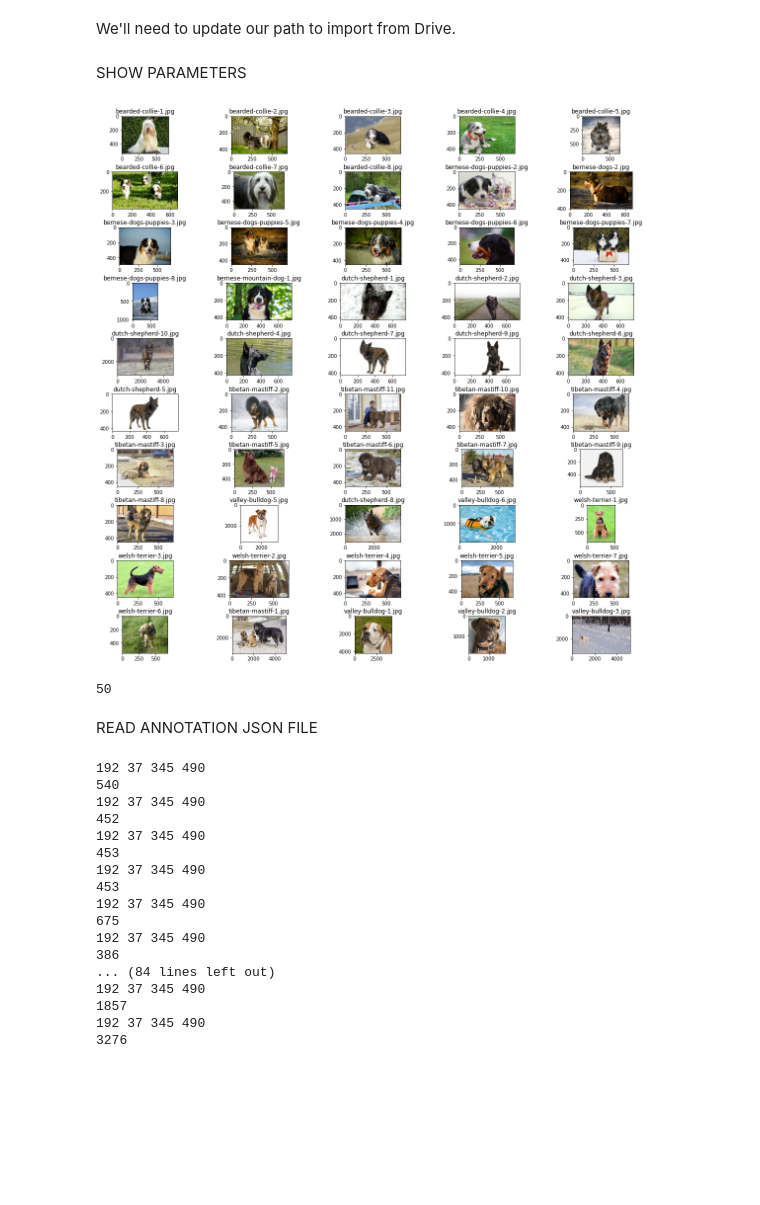
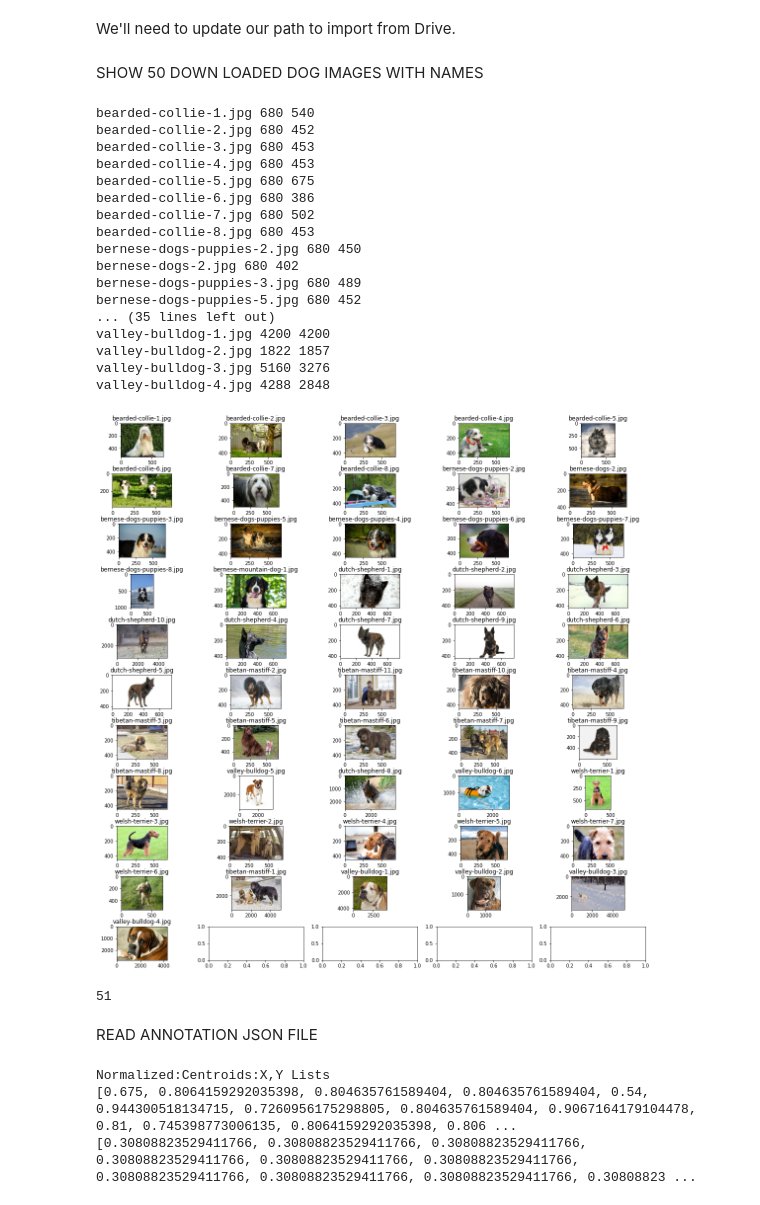
Before and after one commit to gbrao018/eva4, a Jupyter notebook: S12/S12_BoundingBox_Annotations.ipynb, the cells around one changed output. Saved outputs shown, nothing was run; the diff lists cells and outputs as text; code cells hidden in the pictures; blank space fills up the shorter version.

```diff
--- a/S12/S12_BoundingBox_Annotations.ipynb
+++ b/S12/S12_BoundingBox_Annotations.ipynb
@@ -14,8 +14,8 @@ We'll need to update our path to import from Drive.
 # %%
 import sys
 sys.path.append('/content/gdrive/My Drive/eva-04/S12/')
-# %% [markdown]
-SHOW PARAMETERS
+# %% [markdown]
+SHOW 50 DOWN LOADED DOG IMAGES WITH NAMES
 # %%
 #!/usr/bin/python
 from os import listdir
@@ -29,36 +29,53 @@ def loadImages(path):
         img = PImage.open(path + image)
         loadedImages.append(img)
     return loadedImages
 
 path = "/content/gdrive/My Drive/eva-04/S12/dog_breeds/"
 
 # your images in an array
 imgs = loadImages(path)
 #print(type(imgs[1]))
 import numpy as np
 import cv2
 from matplotlib import pyplot as plt
 map_image_sizes = {}
-_, axs = plt.subplots(10, 5, figsize=(20, 20))
+_, axs = plt.subplots(11, 5, figsize=(20, 20))
 axs = axs.flatten()
 image_names = []
 for img, ax in zip(imgs, axs):
   h, w = img.size
   name = img.filename.split('/')[7]
   #ax.imshow(img)
   ax.imshow(img)
   ax.title.set_text(name)
   #print(name)
   map_image_sizes[name] = (h,w)
   image_names.append(name)
   print(name,h,w)
 
 plt.subplots_adjust(hspace=0.5)
 plt.show()
 print(len(image_names))
 # %% [output]
+bearded-collie-1.jpg 680 540
+bearded-collie-2.jpg 680 452
+bearded-collie-3.jpg 680 453
+bearded-collie-4.jpg 680 453
+bearded-collie-5.jpg 680 675
+bearded-collie-6.jpg 680 386
+bearded-collie-7.jpg 680 502
+bearded-collie-8.jpg 680 453
+bernese-dogs-puppies-2.jpg 680 450
+bernese-dogs-2.jpg 680 402
+bernese-dogs-puppies-3.jpg 680 489
+bernese-dogs-puppies-5.jpg 680 452
+... (35 lines left out)
+valley-bulldog-1.jpg 4200 4200
+valley-bulldog-2.jpg 1822 1857
+valley-bulldog-3.jpg 5160 3276
+valley-bulldog-4.jpg 4288 2848
-[figure, old version]
+[figure, new version]
-50
+51
 # %% [markdown]
 READ ANNOTATION JSON FILE
 # %%
@@ -72,12 +89,15 @@ df = pd.read_json(r'/content/gdrive/My Drive/eva-04/S12/S12_regions_export_json.
 #{'caption': '', 'public_domain': 'no', 'image_...
 
 image_names = df.iloc[0][0:50]
-#print(names)
+#print(image_names[0])
 sizes = df.iloc[1][0:50]
 #print(attributes)
 shape_attributes = df.iloc[2][0:50]
 #shape_attributes is array starting with[
 #print(shape_attributes)
+nc_x_bbox = []
+nc_y_bbox = []
+
 for idx in range(50):
   shape_attributes = df.iloc[2][0:50]
   map = shape_attributes[0][0] # remove array and take dictionary of json
@@ -87,28 +107,22 @@ for idx in range(50):
   region_height = map['shape_attributes']['height']
   #normalize
   image_name = image_names[idx]
-  n_x = x / map_image_sizes[image_name][1]
-  n_y = y / map_image_sizes[image_name][0]
+  #print(image_name,"-size-",map_image_sizes[image_name][1],'x=',x,'nx=',(x/map_image_sizes[image_name][1]))
+  n_x = x/map_image_sizes[image_name][1]
+  n_y = y/map_image_sizes[image_name][0]
   n_region_width = region_width / map_image_sizes[image_name][1]
   n_region_height = region_width / map_image_sizes[image_name][0]
-  print(x,y,region_width,region_height, n_x, n_y,n_region_width,n_region_height)
+  #print(x,y,region_width,region_height, n_x, n_y,n_region_width,n_region_height)
   #map_image_sizes['imagename':(height,width)]
-  print(map_sizes.get(image_names[idx])[1])
+  #print(map_image_sizes.get(image_names[idx])[1])
+  # Now calculate centrods of the normalized bounding box/region
+  nc_x_bbox.append(n_x + (n_region_width/2))
+  nc_y_bbox.append(n_y + (n_region_height/2))
+
+print("Normalized:Centroids:X,Y Lists")
+print(nc_x_bbox)
+print(nc_y_bbox)
 # %% [output]
-192 37 345 490
-540
-192 37 345 490
-452
-192 37 345 490
-453
-192 37 345 490
-453
-192 37 345 490
-675
-192 37 345 490
-386
-... (84 lines left out)
-192 37 345 490
-1857
-192 37 345 490
-3276
+Normalized:Centroids:X,Y Lists
+[0.675, 0.8064159292035398, 0.804635761589404, 0.804635761589404, 0.54, 0.944300518134715, 0.7260956175298805, 0.804635761589404, 0.9067164179104478, 0.81, 0.745398773006135, 0.8064159292035398, 0.806 ...
+[0.30808823529411766, 0.30808823529411766, 0.30808823529411766, 0.30808823529411766, 0.30808823529411766, 0.30808823529411766, 0.30808823529411766, 0.30808823529411766, 0.30808823529411766, 0.30808823 ...
```
Also changed, not shown: parts of 2 cells of this notebook.
